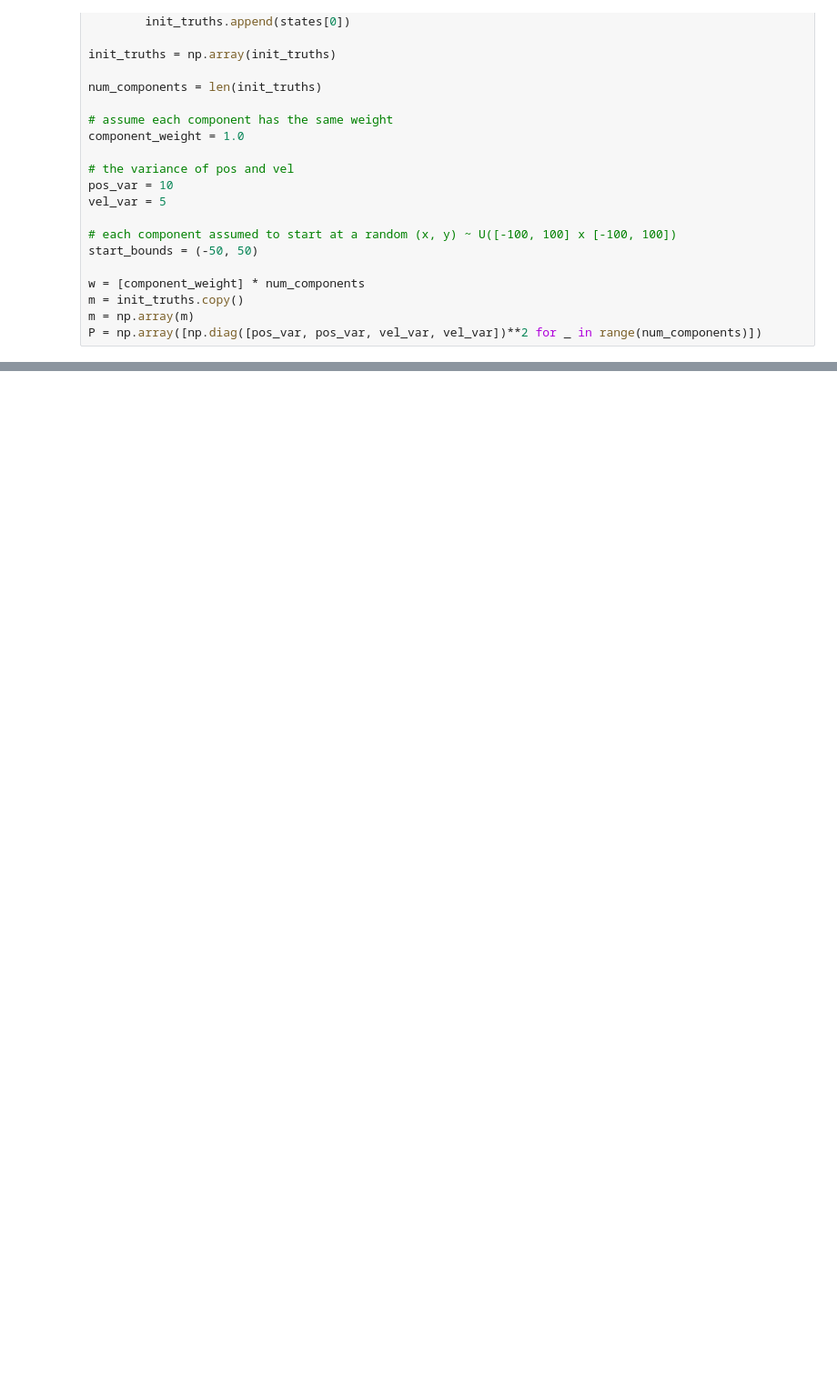
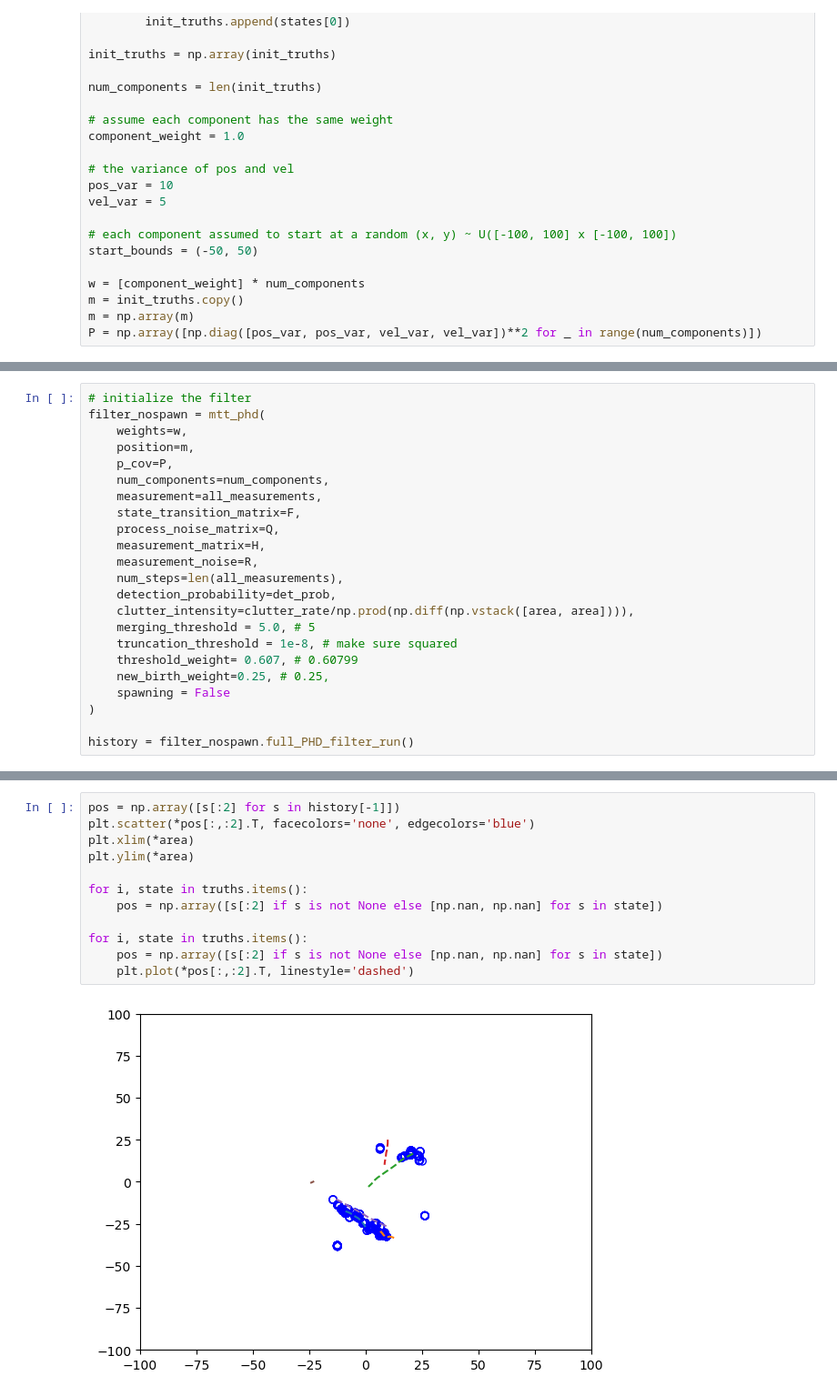
Before and after one commit to mtt-phd/mtt-phd, a Jupyter notebook: demo.ipynb, the cells around one changed output, grey strips where cells are left out. Shown at 91% size. Saved outputs shown, nothing was run; the diff lists cells and outputs as text; blank space fills up the shorter version.

```diff
--- a/demo.ipynb
+++ b/demo.ipynb
@@ -213,0 +219,23 @@ for i, state in truths.items():
+# %%
+# initialize the filter
+filter_nospawn = mtt_phd(
+    weights=w,
+    position=m,
+    p_cov=P,
+    num_components=num_components,
+    measurement=all_measurements,
+    state_transition_matrix=F,
+    process_noise_matrix=Q,
+    measurement_matrix=H,
+    measurement_noise=R,
+    num_steps=len(all_measurements),
+    detection_probability=det_prob,
+    clutter_intensity=clutter_rate/np.prod(np.diff(np.vstack([area, area]))),
+    merging_threshold = 5.0, # 5
+    truncation_threshold = 1e-8, # make sure squared
+    threshold_weight= 0.607, # 0.60799
+    new_birth_weight=0.25, # 0.25,
+    spawning = False
+)
+
+history = filter_nospawn.full_PHD_filter_run()
@@ -213,0 +260,14 @@ for i, state in truths.items():
+# %%
+pos = np.array([s[:2] for s in history[-1]])
+plt.scatter(*pos[:,:2].T, facecolors='none', edgecolors='blue')
+plt.xlim(*area)
+plt.ylim(*area)
+
+for i, state in truths.items():
+    pos = np.array([s[:2] if s is not None else [np.nan, np.nan] for s in state])
+
+for i, state in truths.items():
+    pos = np.array([s[:2] if s is not None else [np.nan, np.nan] for s in state])
+    plt.plot(*pos[:,:2].T, linestyle='dashed')
+# %% [output]
+[figure, added]
```
Also changed, not shown: parts of 9 cells of this notebook.
